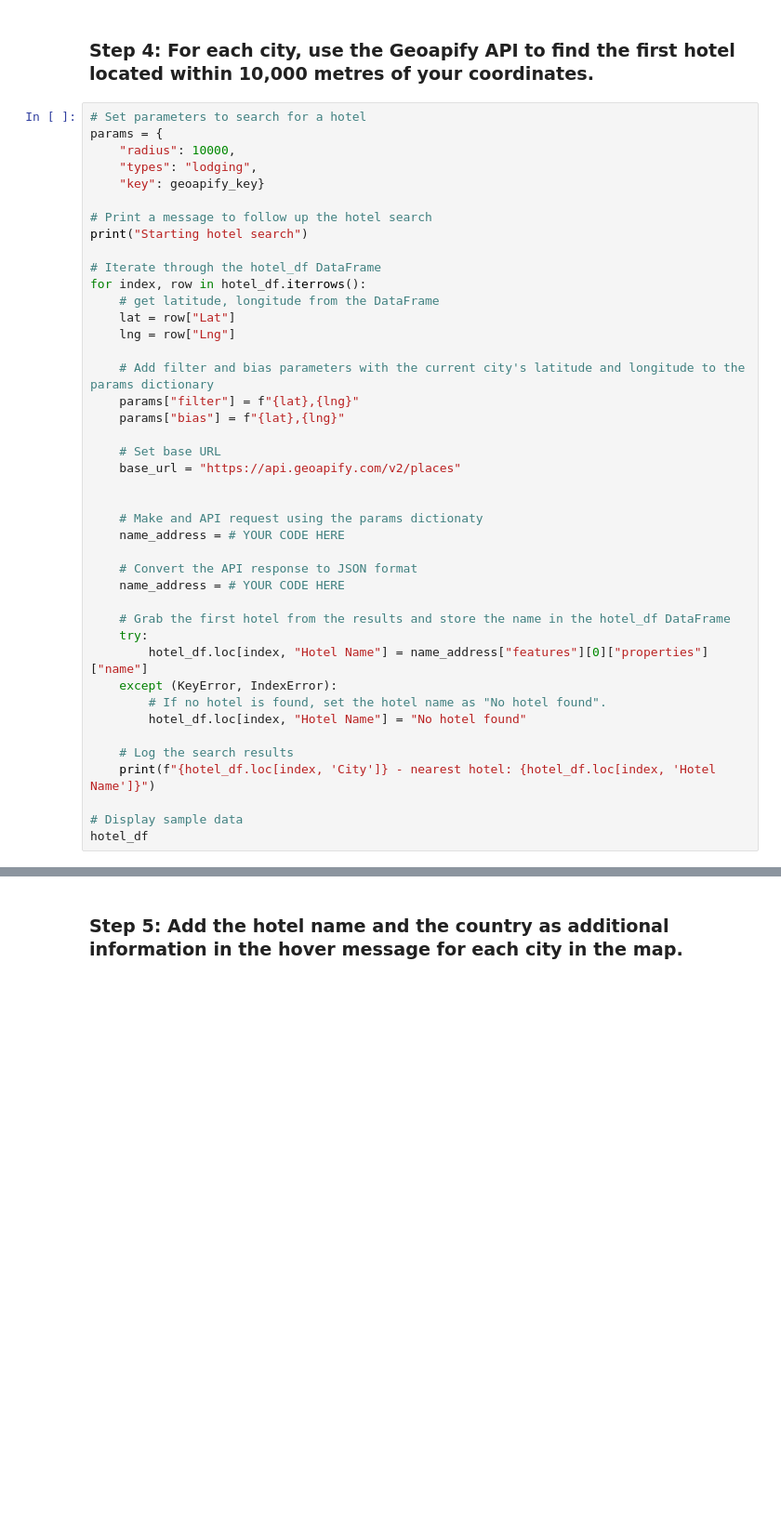
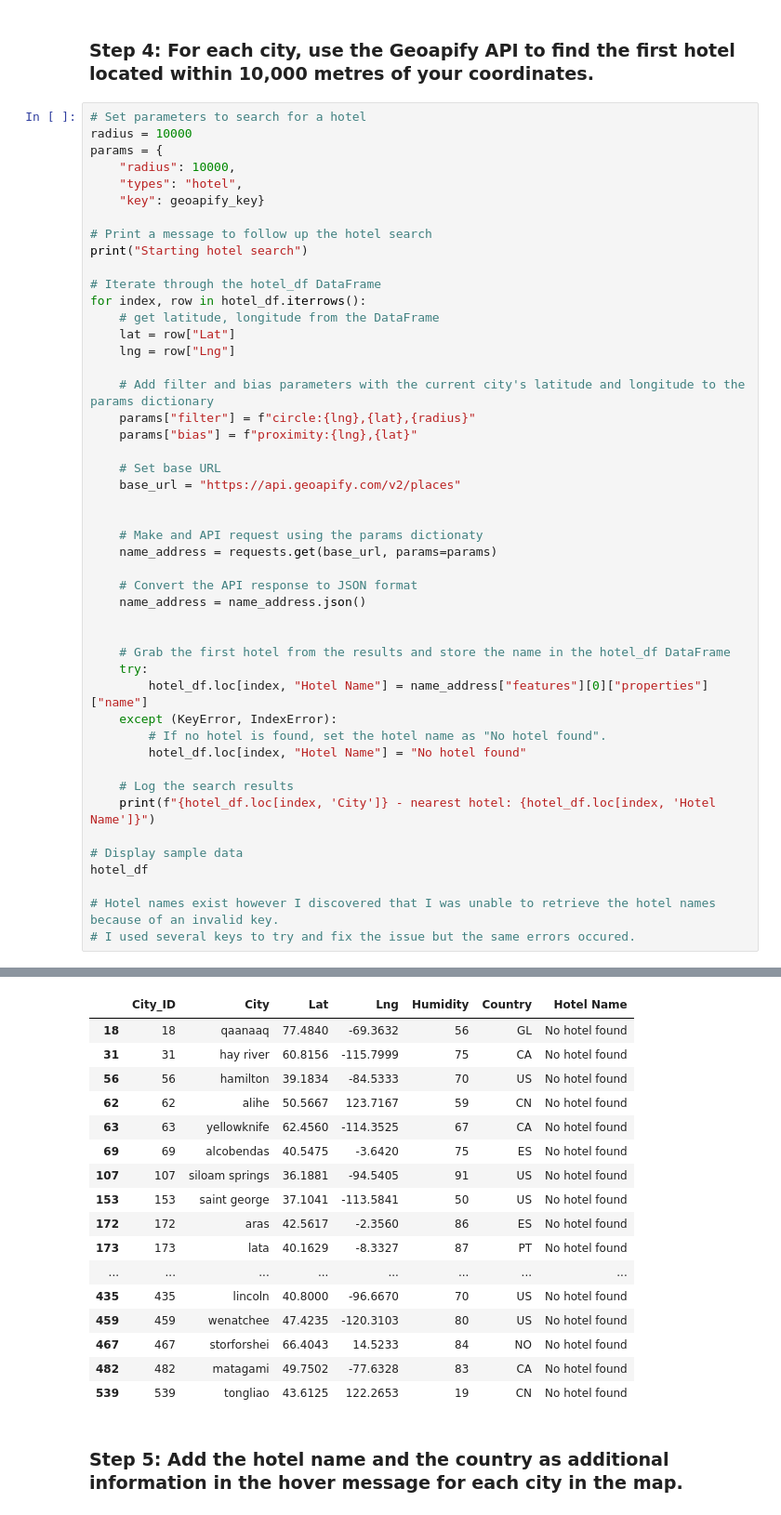
Before and after one commit to AbigailJanvier/python-api-challenge, a Jupyter notebook: VacationPy/VacationPy.ipynb, the cells around one changed output, grey strips where cells are left out. Shown at 93% size. Cells and saved outputs as stored; diff of their text form; blank space fills up the shorter version.

```diff
--- a/VacationPy/VacationPy.ipynb
+++ b/VacationPy/VacationPy.ipynb
@@ -99,9 +117,10 @@ hotel_df
 ### Step 4: For each city, use the Geoapify API to find the first hotel located within 10,000 metres of your coordinates.
 # %%
 # Set parameters to search for a hotel
+radius = 10000
 params = {
     "radius": 10000,
-    "types": "lodging",
+    "types": "hotel",
     "key": geoapify_key}
 
 # Print a message to follow up the hotel search
@@ -114,18 +133,19 @@ for index, row in hotel_df.iterrows():
     lng = row["Lng"]
 
     # Add filter and bias parameters with the current city's latitude and longitude to the params dictionary
-    params["filter"] = f"{lat},{lng}"
-    params["bias"] = f"{lat},{lng}"
+    params["filter"] = f"circle:{lng},{lat},{radius}"
+    params["bias"] = f"proximity:{lng},{lat}"
 
     # Set base URL
     base_url = "https://api.geoapify.com/v2/places"
 
 
     # Make and API request using the params dictionaty
-    name_address = # YOUR CODE HERE
+    name_address = requests.get(base_url, params=params)
 
     # Convert the API response to JSON format
-    name_address = # YOUR CODE HERE
+    name_address = name_address.json()
+
 
     # Grab the first hotel from the results and store the name in the hotel_df DataFrame
     try:
@@ -139,4 +159,7 @@ for index, row in hotel_df.iterrows():
 
 # Display sample data
 hotel_df
+
+# Hotel names exist however I discovered that I was unable to retrieve the hotel names because of an invalid key.
+# I used several keys to try and fix the issue but the same errors occured.
 # %% [output]
@@ -144,3 +183,20 @@ SyntaxError: invalid syntax (268015281.py, line 3)
+|  | City_ID | City | Lat | Lng | Humidity | Country | Hotel Name |
+| 18 | 18 | qaanaaq | 77.4840 | -69.3632 | 56 | GL | No hotel found |
+| 31 | 31 | hay river | 60.8156 | -115.7999 | 75 | CA | No hotel found |
+| 56 | 56 | hamilton | 39.1834 | -84.5333 | 70 | US | No hotel found |
+| 62 | 62 | alihe | 50.5667 | 123.7167 | 59 | CN | No hotel found |
+| 63 | 63 | yellowknife | 62.4560 | -114.3525 | 67 | CA | No hotel found |
+| 69 | 69 | alcobendas | 40.5475 | -3.6420 | 75 | ES | No hotel found |
+| 107 | 107 | siloam springs | 36.1881 | -94.5405 | 91 | US | No hotel found |
+| 153 | 153 | saint george | 37.1041 | -113.5841 | 50 | US | No hotel found |
+| 172 | 172 | aras | 42.5617 | -2.3560 | 86 | ES | No hotel found |
+| 173 | 173 | lata | 40.1629 | -8.3327 | 87 | PT | No hotel found |
+| ... | ... | ... | ... | ... | ... | ... | ... |
+| 435 | 435 | lincoln | 40.8000 | -96.6670 | 70 | US | No hotel found |
+| 459 | 459 | wenatchee | 47.4235 | -120.3103 | 80 | US | No hotel found |
+| 467 | 467 | storforshei | 66.4043 | 14.5233 | 84 | NO | No hotel found |
+| 482 | 482 | matagami | 49.7502 | -77.6328 | 83 | CA | No hotel found |
+| 539 | 539 | tongliao | 43.6125 | 122.2653 | 19 | CN | No hotel found |
 # %% [markdown]
 ### Step 5: Add the hotel name and the country as additional information in the hover message for each city in the map.
 # %%
```
Also changed, not shown: parts of 6 cells of this notebook.
